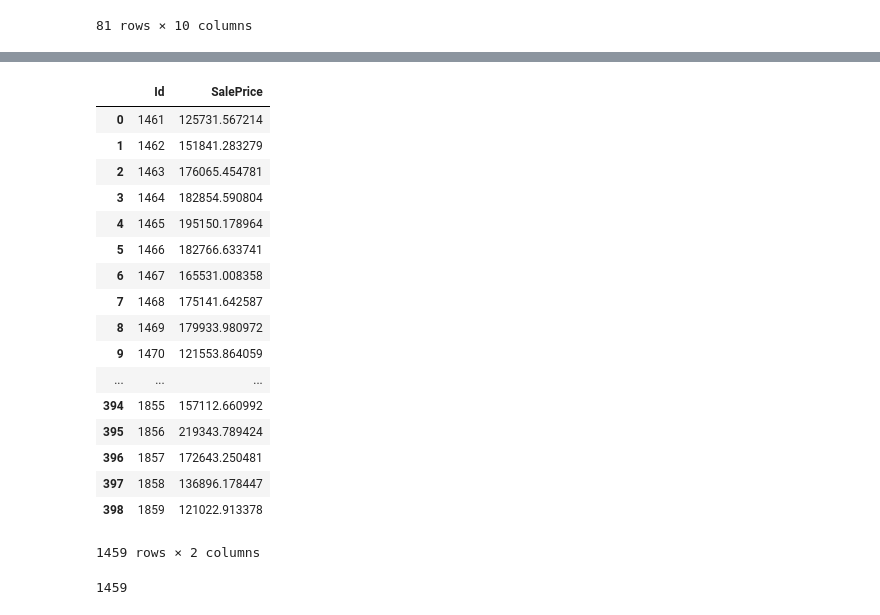
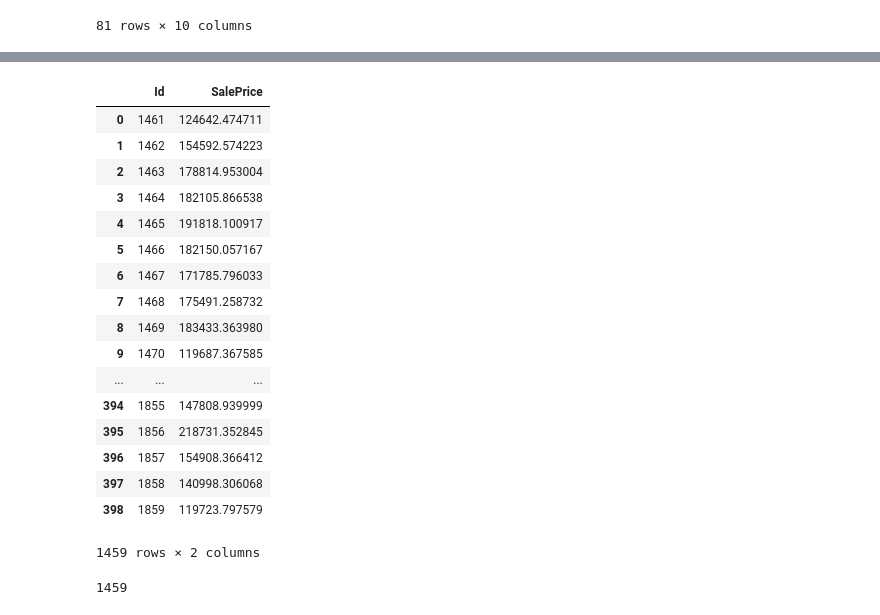
Before and after one commit to andrethiago/kaggle, a Jupyter notebook: house_prices/KaggleHousePrices.ipynb, the cells around one changed output, grey strips where cells are left out. Drawn from its saved outputs; the diff is of its cells as text; code cells hidden in the pictures.

```diff
--- a/house_prices/KaggleHousePrices.ipynb
+++ b/house_prices/KaggleHousePrices.ipynb
@@ -314,8 +357,8 @@ print_score(m)
 # %%
 # entre 0.1 e 0.6 não melhorou
 # entre 0.01 e 0.1 também não melhorou
-n_estimators = 2500
-for msl in [1,2,5,10]: #np.arange(0.01,0.1,0.01):
+n_estimators = 360# 2500
+for msl in np.arange(0.1,0.6,0.1):
     m = RandomForestRegressor(n_jobs=-1, random_state=42, n_estimators=n_estimators, min_samples_leaf=msl, oob_score=True)
     m.fit(df,y)
     print(msl, end =": ")
@@ -328,7 +372,7 @@ for msl in [1,2,5,10]: #np.arange(0.01,0.1,0.01):
 # %% [markdown]
 Até agora, n_estimators = 2500 e min_samples_leaf = 1 (valor padrão) é a melhor combinação.
 # %%
-n_estimators = 2500
+n_estimators = 360#2500
 min_samples_leaf = 1
 
 max_features = [0.3,0.35,0.4,0.45,0.5,'auto','log2','sqrt',None]
@@ -350,7 +394,8 @@ None: [0.05140736034680758, 0.052461137783601106, 0.9826643884550347, 0.98525202
 # %% [markdown]
 O valor <s>padrão de max_features</s> 0.5 é o que, aparentemente, traz o melhor resultado.
 # %%
-m = RandomForestRegressor(n_jobs=-1, random_state=42, n_estimators=n_estimators, min_samples_leaf=min_samples_leaf, max_features=0.5, oob_score=True)
+m = RandomForestRegressor(n_jobs=-1, random_state=42, n_estimators=360, min_samples_leaf=1, max_features=0.45, oob_score=True)
 m.fit(df,y)
 print_score(m)
+#[0.04952836588630328, 0.05183804639169466, 0.9839084989963969, 0.985600276555861, 0.8845301083407711]
 # %% [output]
@@ -482,6 +547,7 @@ df, y, nas = proc_df(df_test, 'SalePrice')
 # %%
 # Para o número de colunas treinados ser igual as colunas do conjunto de teste
-df.drop(columns=['BsmtFinSF1_na', 'BsmtFinSF2_na', 'BsmtUnfSF_na', 'TotalBsmtSF_na', 'BsmtFullBath_na', 'BsmtHalfBath_na', 'GarageCars_na', 'GarageArea_na'], inplace=True)
+df.drop(columns=colsna_drop, inplace=True)
+df.drop(columns=['BsmtFinSF1_na', 'BsmtUnfSF_na', 'TotalBsmtSF_na', 'BsmtFullBath_na', 'GarageCars_na', 'GarageArea_na'], inplace=True)
 # %%
 predictions = m.predict(df)
 # %%
@@ -498,26 +564,26 @@ df.head()
 # %%
-#df_temp = pd.read_csv(f'{PATH}test.csv')
+df_temp = pd.read_csv(f'{PATH}test.csv')
 #print(df['SalePrice'][0])
 #print(np.exp(df['SalePrice'][0]))
-kaggle_sub = pd.DataFrame({ 'Id': df['Id'],'SalePrice': np.exp(df['SalePrice']) })
+kaggle_sub = pd.DataFrame({ 'Id': df_temp['Id'],'SalePrice': np.exp(df['SalePrice']) })
 display_all(kaggle_sub)
 # %% [output]
 |  | Id | SalePrice |
-| 0 | 1461 | 125731.567214 |
-| 1 | 1462 | 151841.283279 |
-| 2 | 1463 | 176065.454781 |
-| 3 | 1464 | 182854.590804 |
-| 4 | 1465 | 195150.178964 |
-| 5 | 1466 | 182766.633741 |
-| 6 | 1467 | 165531.008358 |
-| 7 | 1468 | 175141.642587 |
-| 8 | 1469 | 179933.980972 |
-| 9 | 1470 | 121553.864059 |
+| 0 | 1461 | 124642.474711 |
+| 1 | 1462 | 154592.574223 |
+| 2 | 1463 | 178814.953004 |
+| 3 | 1464 | 182105.866538 |
+| 4 | 1465 | 191818.100917 |
+| 5 | 1466 | 182150.057167 |
+| 6 | 1467 | 171785.796033 |
+| 7 | 1468 | 175491.258732 |
+| 8 | 1469 | 183433.363980 |
+| 9 | 1470 | 119687.367585 |
 | ... | ... | ... |
-| 394 | 1855 | 157112.660992 |
-| 395 | 1856 | 219343.789424 |
-| 396 | 1857 | 172643.250481 |
-| 397 | 1858 | 136896.178447 |
-| 398 | 1859 | 121022.913378 |
+| 394 | 1855 | 147808.939999 |
+| 395 | 1856 | 218731.352845 |
+| 396 | 1857 | 154908.366412 |
+| 397 | 1858 | 140998.306068 |
+| 398 | 1859 | 119723.797579 |
 1459 rows × 2 columns
 # %%
```
Also changed, not shown: parts of 30 cells of this notebook.
